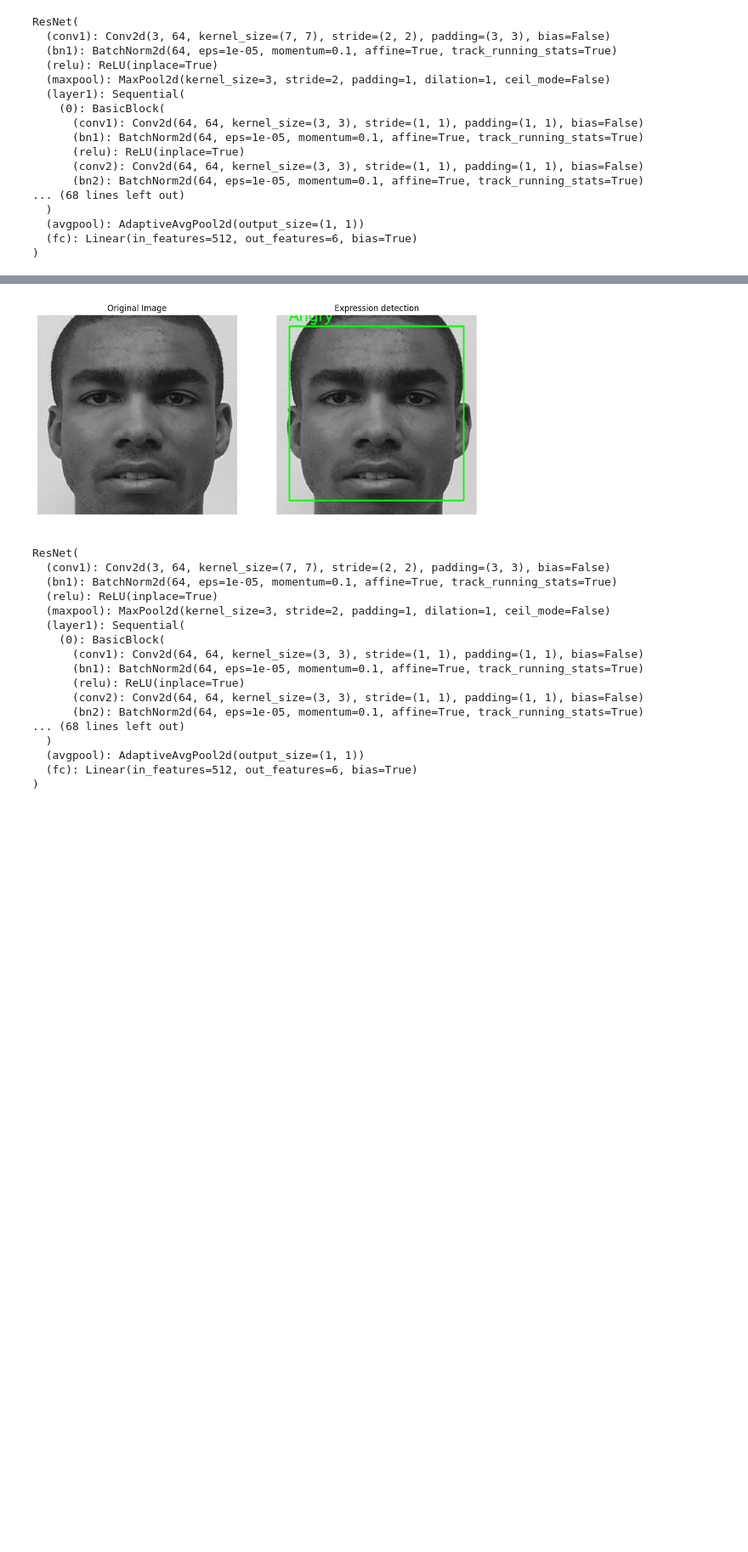
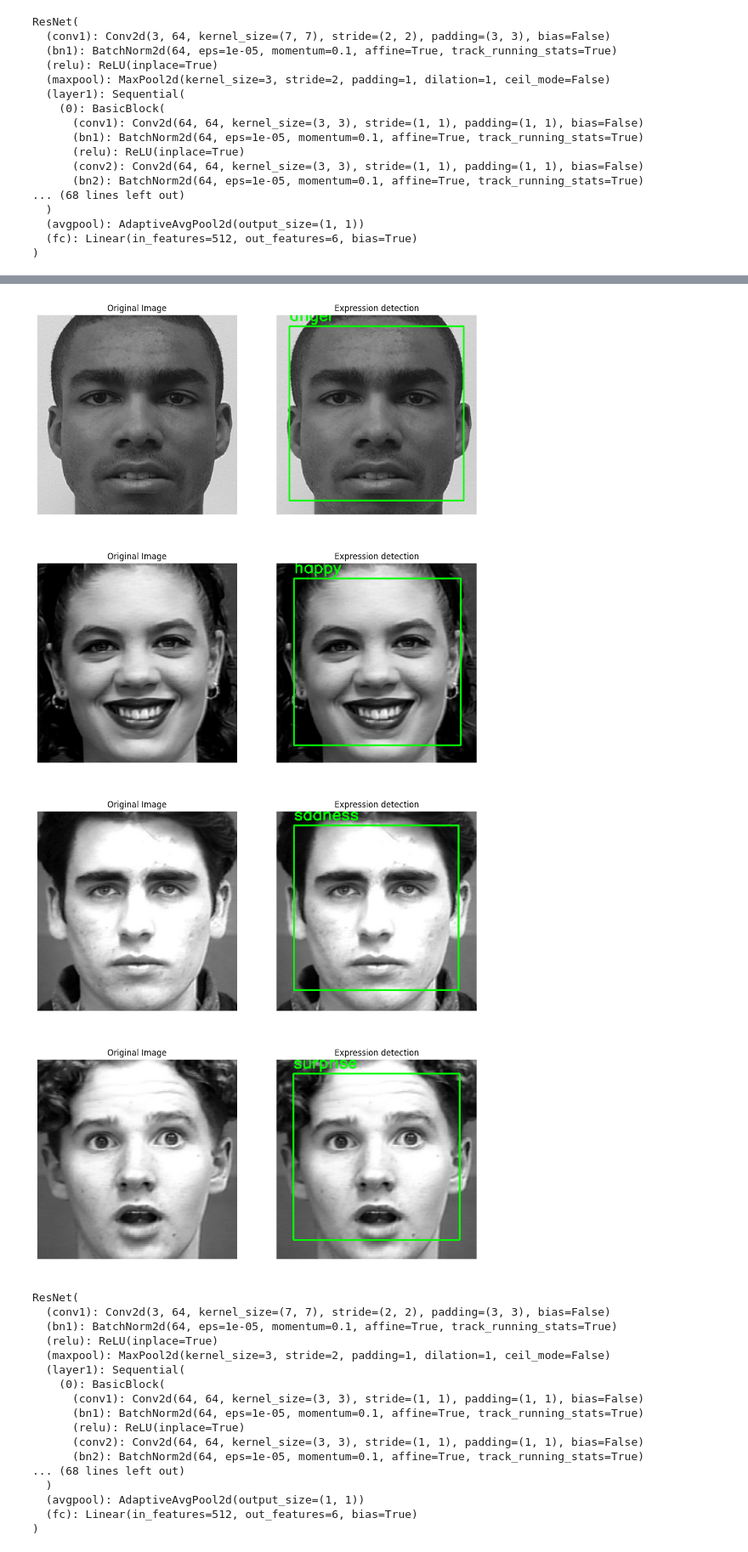
Before and after one commit to Farhan-Mehmood/AI_Assignment2, a Jupyter notebook: simple.ipynb, the cells around one changed output, grey strips where cells are left out. Shown at 85% size. Cells and saved outputs as stored; diff of their text form; code cells hidden in the pictures; blank space fills up the shorter version.

```diff
--- a/simple.ipynb
+++ b/simple.ipynb
@@ -270,34 +273,40 @@ def test_single_image_multiple_faces(image_path, model, face_cascade, device):
     plt.axis('off')
 
     # 2nd Image - Image with bounding boxes and predictions
     plt.subplot(1, 3, 2)
     plt.imshow(cv2.cvtColor(image_with_predictions, cv2.COLOR_BGR2RGB))
     plt.title('Expression detection')
     plt.axis('off')
 
     # 3rd Image - Image with predicted emotions (showing a close-up of one of the faces)
     # Choose one face to show the close-up of (just for demonstration purposes)
     # if len(faces) > 0:
     #     x, y, w, h = faces[0]  # Just show the first detected face
     #     face = image[y:y+h, x:x+w]
     #     plt.subplot(1, 3, 3)
     #     plt.imshow(cv2.cvtColor(face, cv2.COLOR_BGR2RGB))
     #     plt.title(f'Predicted Emotion: {emotion}')
     #     plt.axis('off')
     # else:
     plt.subplot(1, 2, 2)
     # plt.text(0.5, 0.5, 'No faces detected in the image', ha='center', va='center', fontsize=12)
     plt.axis('off')
 
     plt.tight_layout()
     plt.show()
 
 
 img_path = 'CK_dataset/test/anger/4.jpg'
-# img_path = 'CK_dataset/test/happy/0.jpg'
-# img_path = 'CK_dataset/test/sadness/0.jpg'
-# img_path = 'CK_dataset/test/surprise/2.jpg'
 test_single_image_multiple_faces(img_path, model, face_cascade, device)
+img_path = 'CK_dataset/test/happy/0.jpg'
+test_single_image_multiple_faces(img_path, model, face_cascade, device)
+img_path = 'CK_dataset/test/sadness/0.jpg'
+test_single_image_multiple_faces(img_path, model, face_cascade, device)
+img_path = 'CK_dataset/test/surprise/2.jpg'
+test_single_image_multiple_faces(img_path, model, face_cascade, device)
 # %% [output]
 [figure]
+[figure, added]
+[figure, added]
+[figure, added]
 # %%
```
Also changed, not shown: parts of 8 cells of this notebook.
